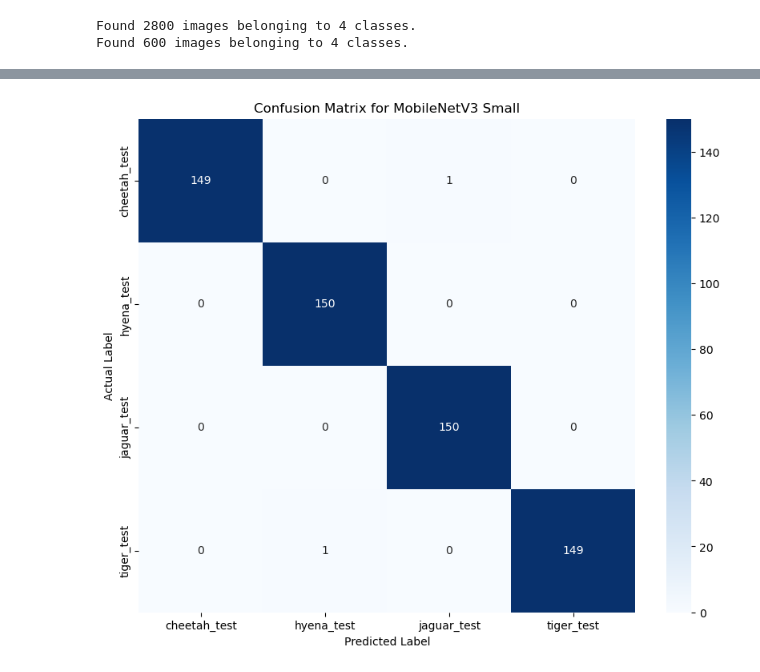
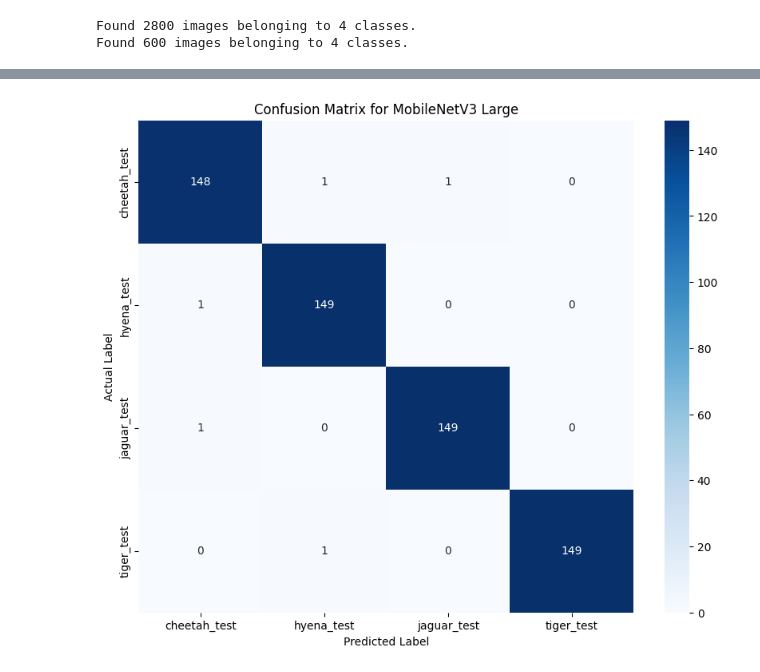
Before and after one commit to RollingMushroom/AI-Deep-Learning-Animal-Classification, a Jupyter notebook: mobilenetv3-model-training.ipynb, the cells around one changed output, grey strips where cells are left out. Cells and saved outputs as stored; diff of their text form; code cells hidden in the pictures.

```diff
--- a/mobilenetv3-model-training.ipynb
+++ b/mobilenetv3-model-training.ipynb
@@ -82,34 +82,36 @@ import os
 import numpy as np
 import tensorflow as tf
 from tensorflow.keras.preprocessing.image import ImageDataGenerator
-from tensorflow.keras.applications import MobileNetV3Small
+from tensorflow.keras.applications import MobileNetV3Small, MobileNetV3Large
 from tensorflow.keras.applications.mobilenet_v3 import preprocess_input
 from tensorflow.keras.models import Model
 from tensorflow.keras.layers import Dense, GlobalAveragePooling2D, Dropout
-from tensorflow.keras.callbacks import ModelCheckpoint, TensorBoard, EarlyStopping
+from tensorflow.keras.callbacks import ModelCheckpoint, TensorBoard, EarlyStopping, ReduceLROnPlateau
 import seaborn as sns
 from sklearn.metrics import confusion_matrix, classification_report, accuracy_score, average_precision_score
 import matplotlib.pyplot as plt
+import time
 
 # Define image dimensions
 img_height, img_width = 224, 224
-batch_size = 32
+batch_size = 32  # Increased batch size for more stable gradients
 
 # Define paths
-base_dir = r'C:\Users\afiqf\Desktop\deep-learning\Dataset'
+base_dir = r'D:\[PC] S E M 6\ISB46703 - PRINCIPLES OF ARTIFICIAL INTELLIGENCE\Project\deep-learning\Dataset'
 train_dir = os.path.join(base_dir, 'Train')
 val_dir = os.path.join(base_dir, 'Valid')
 test_dir = os.path.join(base_dir, 'Test')
 
-# Data generators with augmentation and preprocessing
+# Data generators with stronger augmentation
 train_datagen = ImageDataGenerator(
     preprocessing_function=preprocess_input,
-    rotation_range=40,
-    width_shift_range=0.2,
-    height_shift_range=0.2,
-    shear_range=0.2,
-    zoom_range=0.2,
+    rotation_range=40,  # Increased rotation
+    width_shift_range=0.2,  # Increased shift
+    height_shift_range=0.2,  # Increased shift
+    shear_range=0.2,  # Increased shear
+    zoom_range=0.2,  # Increased zoom
     horizontal_flip=True,
+    brightness_range=[0.8, 1.2],  # Added brightness variation
     fill_mode='nearest'
 )
 val_datagen = ImageDataGenerator(preprocessing_function=preprocess_input)
@@ -137,43 +139,55 @@ test_generator = test_datagen.flow_from_directory(
     shuffle=False
 )
 
-# Load the MobileNetV3 Small model
-base_model = MobileNetV3Small(weights='imagenet', include_top=False, input_shape=(img_height, img_width, 3))
+# Load the MobileNetV3 Large model
+base_model = MobileNetV3Large(weights='imagenet', include_top=False, input_shape=(img_height, img_width, 3))
 
-# Add custom layers
+# Add custom layers with more regularization
 x = base_model.output
 x = GlobalAveragePooling2D()(x)
-x = Dense(1024, activation='relu')(x)
-x = Dropout(0.5)(x)  # Add dropout for regularization
+x = Dense(256, activation='relu')(x)  # Reduced from 512 to 256
+x = Dropout(0.5)(x)  # Increased dropout from 0.3 to 0.5
+x = Dense(128, activation='relu')(x)  # Added another layer
+x = Dropout(0.4)(x)  # Additional dropout
 predictions = Dense(train_generator.num_classes, activation='softmax')(x)
 
 # Build the model
 model = Model(inputs=base_model.input, outputs=predictions)
 
-# Freeze the layers of the base model
-for layer in base_model.layers:
+# Freeze most layers but unfreeze last few layers for fine-tuning
+for layer in base_model.layers[:-20]:  # Freeze all but last 20 layers
     layer.trainable = False
+for layer in base_model.layers[-20:]:  # Unfreeze last 20 layers
+    layer.trainable = True
 
-# Compile the model
-model.compile(optimizer='adam', loss='categorical_crossentropy', metrics=['accuracy'])
+# Compile the model with even lower learning rate
+model.compile(optimizer=tf.keras.optimizers.Adam(learning_rate=0.00005),
+              loss='categorical_crossentropy',
+              metrics=['accuracy'])
 
-# Callbacks
-checkpoint = ModelCheckpoint('best_mobilenetv3_small_model.h5', save_best_only=True, monitor='val_accuracy', mode='max', verbose=1)
+# Callbacks with adjusted parameters
+checkpoint = ModelCheckpoint('best_mobilenetv3_large_model.h5', save_best_only=True, monitor='val_accuracy', mode='max', verbose=1)
 
-early_stopping = EarlyStopping(monitor='val_accuracy', patience=10, restore_best_weights=True)
+
+
+reduce_lr = ReduceLROnPlateau(monitor='val_loss', factor=0.3, patience=3, min_lr=1e-8, verbose=1)  # More aggressive LR reduction
 
 # Train the model
+start_time = time.time()
 history = model.fit(
     train_generator,
     steps_per_epoch=len(train_generator),
     epochs=50,
     validation_data=val_generator,
     validation_steps=len(val_generator),
-    callbacks=[checkpoint, early_stopping]
+    callbacks=[checkpoint, reduce_lr]
 )
+end_time = time.time()
+training_time = end_time - start_time
+
 
 # Load the best model
-model = tf.keras.models.load_model('best_mobilenetv3_small_model.h5')
+model = tf.keras.models.load_model('best_mobilenetv3_large_model.h5')
 
 # Predict using the loaded model
 y_pred = model.predict(test_generator)
@@ -186,19 +200,42 @@ mean_ap = average_precision_score(tf.keras.utils.to_categorical(y_true), y_pred)
 
 print(f"Accuracy: {accuracy}")
 print(f"mAP: {mean_ap}")
+print(f"Training completed in: {training_time:.2f} seconds ({training_time/60:.2f} minutes)")
 
 # Confusion matrix
 conf_mat = confusion_matrix(y_true, y_pred_labels)
 plt.figure(figsize=(10, 8))
 sns.heatmap(conf_mat, annot=True, fmt='d', cmap='Blues', xticklabels=test_generator.class_indices.keys(), yticklabels=test_generator.class_indices.keys())
-plt.title('Confusion Matrix for MobileNetV3 Small')
+plt.title('Confusion Matrix for MobileNetV3 Large')
 plt.ylabel('Actual Label')
 plt.xlabel('Predicted Label')
 plt.show()
 
 # Print the classification report
-print('Classification Report for MobileNetV3 Small')
+print('Classification Report for MobileNetV3 Large')
 print(classification_report(y_true, y_pred_labels, target_names=test_generator.class_indices.keys()))
+
+# Plot training & validation accuracy values
+plt.figure(figsize=(12, 6))
+plt.subplot(1, 2, 1)
+plt.plot(history.history['accuracy'])
+plt.plot(history.history['val_accuracy'])
+plt.title('MobileNetV3 Large Model Accuracy')
+plt.xlabel('Epoch')
+plt.ylabel('Accuracy')
+plt.legend(['Train', 'Validation'], loc='upper left')
+
+# Plot training & validation loss values
+plt.subplot(1, 2, 2)
+plt.plot(history.history['loss'])
+plt.plot(history.history['val_loss'])
+plt.title('MobileNetV3 Large Model Loss')
+plt.xlabel('Epoch')
+plt.ylabel('Loss')
+plt.legend(['Train', 'Validation'], loc='upper left')
+
+plt.tight_layout()
+plt.show()
 # %% [output]
 Found 2800 images belonging to 4 classes.
 Found 600 images belonging to 4 classes.
@@ -220 +257 @@ mAP: 1.0
-[figure, old version]
+[figure, new version]
```
Also changed, not shown: parts of 10 cells of this notebook, 4 other files.
